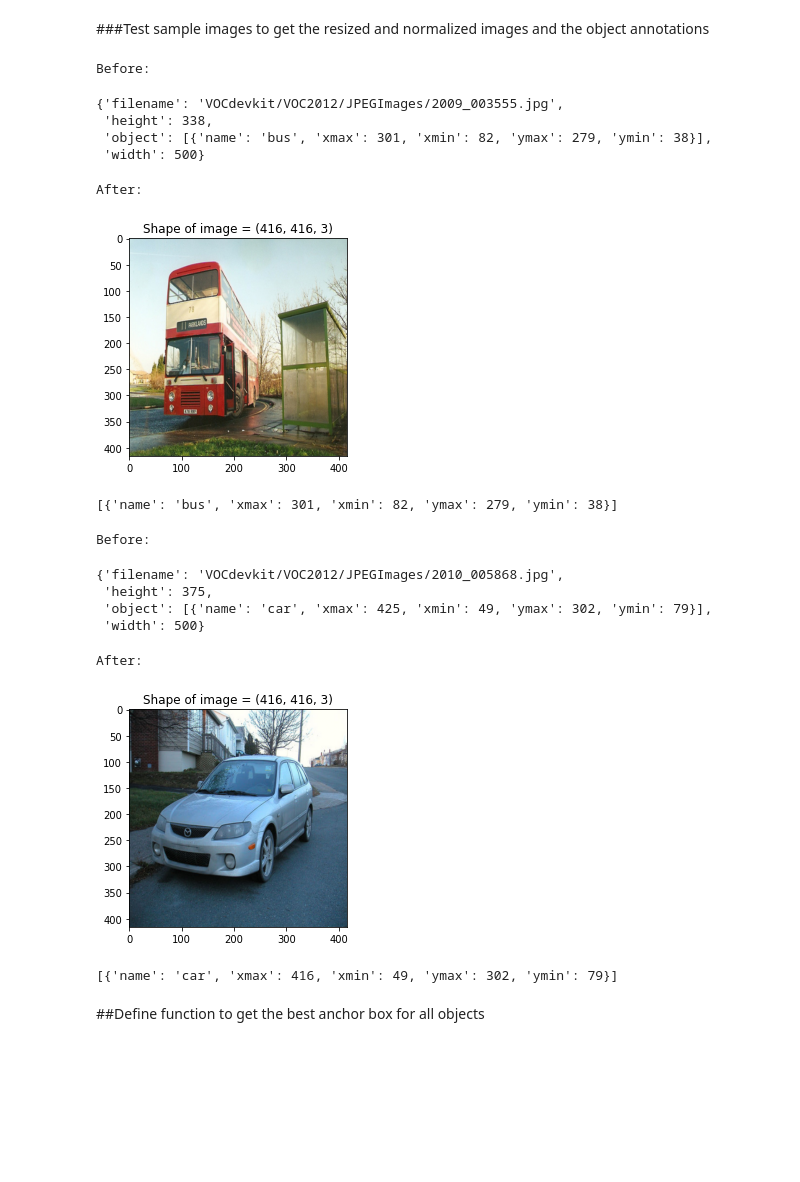
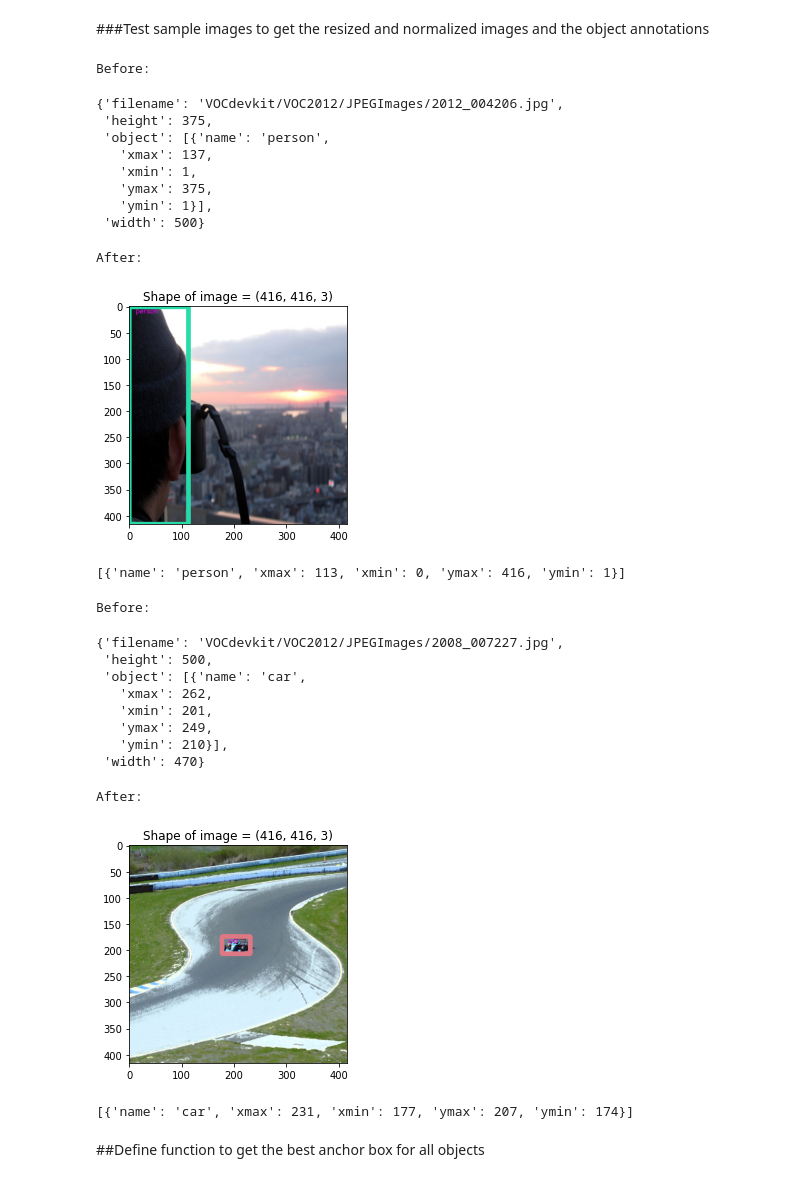
Before and after one commit to panjiarlins/smart-security-camera-project, a Jupyter notebook: ML Team/train.ipynb, the cells around one changed output. Drawn from its saved outputs; the diff is of its cells as text; code cells hidden in the pictures; blank space fills up the shorter version.

Commit message:
Split dataset for data test, create function to draw object boxes, and fix the bugs

```diff
--- a/ML Team/train.ipynb
+++ b/ML Team/train.ipynb
@@ -117,12 +118,15 @@ images_path = os.path.join('VOCdevkit', 'VOC2012', 'JPEGImages')
 annotation_path = os.path.join('VOCdevkit', 'VOC2012', 'Annotations')
 
 # Calling the function and storing all the obtained informations
-# Set the split percentages of training and validation data
-train_images_dict, validation_images_dict = get_annotation(images_path, annotation_path, labels=LABELS, train_limit=0.8)
+# Set the split percentages of training, validation, test data
+train_images_dict, validation_images_dict, test_images_dict = get_annotation(images_path, annotation_path, labels=LABELS, validation_test_split=[0.19, 0.01])
 
 print(f'Number of train images = {len(train_images_dict)}')
 print(f'Total of train labels = {get_total_labels(train_images_dict)}')
 
 print(f'\nNumber of validation images = {len(validation_images_dict)}')
 print(f'Total of validation labels = {get_total_labels(validation_images_dict)}')
+
+print(f'\nNumber of test images = {len(test_images_dict)}')
+print(f'Total of test labels = {get_total_labels(test_images_dict)}')
 # %% [output]
@@ -312,6 +319,7 @@ class ReadImage:
 
     image = cv2.imread(image_dict['filename'])
     if image is None: print(f'file {image_dict["filename"]} is not found!')
+    height, width, _ = image.shape
     image = cv2.resize(image, (self.image_height, self.image_width))
     image = cv2.cvtColor(image, cv2.COLOR_BGR2RGB)
     image = image / 255.
@@ -322,58 +330,87 @@ class ReadImage:
       for object_dict in objects_dict:
           for attribute in ['xmin', 'xmax', 'ymin', 'ymax']:
             if attribute in ['xmin', 'xmax']:
-              object_dict[attribute] = int(object_dict[attribute] * float(self.image_width) / image.shape[1])
+              object_dict[attribute] = int(object_dict[attribute] * float(self.image_width) / width)
               object_dict[attribute] = max(0, min(object_dict[attribute], self.image_width))
             else:
-              object_dict[attribute] = int(object_dict[attribute] * float(self.image_height) / image.shape[0])
+              object_dict[attribute] = int(object_dict[attribute] * float(self.image_height) / height)
               object_dict[attribute] = max(0, min(object_dict[attribute], self.image_height))
     else:
       return image
     return image, objects_dict
 # %% [markdown]
 ###Test sample images to get the resized and normalized images and the object annotations
+# %%
+def draw_boxes_from_dict(image, objects_dict):
+  color_palette = list([tuple(np.random.choice(range(255), size=3) / 255.) for i in range(8)])
+  for box, color in zip(objects_dict, color_palette):
+    cv2.rectangle(image,
+                  pt1=(box['xmin'], box['ymin']),
+                  pt2=(box['xmax'], box['ymax']),
+                  color=color,
+                  thickness=8
+                  )
+    cv2.putText(image,
+                text=box['name'],
+                org=(box['xmin']+ 12, box['ymin'] + 12),
+                fontFace=cv2.FONT_HERSHEY_SIMPLEX,
+                fontScale=1e-3 * image.shape[0],
+                color=(1, 0, 1),
+                )
+
+  return image
 # %%
 # TRAIN
 print('Before:')
-display(train_images_dict[200])
+display(train_images_dict[24])
 
 print('\nAfter:')
 readImage = ReadImage(IMAGE_HEIGHT, IMAGE_WIDTH)
-image, objects_dict = readImage.fit(train_images_dict[200])
+image, objects_dict = readImage.fit(train_images_dict[24])
+
+image = draw_boxes_from_dict(image, objects_dict)
 plt.imshow(image)
 plt.title(f'Shape of image = {image.shape}')
 plt.show()
 display(objects_dict)
 # %% [output]
 Before:
-{'filename': 'VOCdevkit/VOC2012/JPEGImages/2009_003555.jpg',
- 'height': 338,
- 'object': [{'name': 'bus', 'xmax': 301, 'xmin': 82, 'ymax': 279, 'ymin': 38}],
+{'filename': 'VOCdevkit/VOC2012/JPEGImages/2012_004206.jpg',
+ 'height': 375,
+ 'object': [{'name': 'person',
+   'xmax': 137,
+   'xmin': 1,
+   'ymax': 375,
+   'ymin': 1}],
  'width': 500}
 After:
-[figure, old version]
+[figure, new version]
-[{'name': 'bus', 'xmax': 301, 'xmin': 82, 'ymax': 279, 'ymin': 38}]
+[{'name': 'person', 'xmax': 113, 'xmin': 0, 'ymax': 416, 'ymin': 1}]
 # %%
 # VALIDATION
 print('Before:')
-display(validation_images_dict[200])
+display(validation_images_dict[56])
 
 print('\nAfter:')
 readImage = ReadImage(IMAGE_HEIGHT, IMAGE_WIDTH)
-image, objects_dict = readImage.fit(validation_images_dict[200])
-plt.imshow(image)
+image, objects_dict = readImage.fit(validation_images_dict[56])
+plt.imshow(draw_boxes_from_dict(image, objects_dict))
 plt.title(f'Shape of image = {image.shape}')
 plt.show()
 display(objects_dict)
 # %% [output]
 Before:
-{'filename': 'VOCdevkit/VOC2012/JPEGImages/2010_005868.jpg',
- 'height': 375,
- 'object': [{'name': 'car', 'xmax': 425, 'xmin': 49, 'ymax': 302, 'ymin': 79}],
- 'width': 500}
+{'filename': 'VOCdevkit/VOC2012/JPEGImages/2008_007227.jpg',
+ 'height': 500,
+ 'object': [{'name': 'car',
+   'xmax': 262,
+   'xmin': 201,
+   'ymax': 249,
+   'ymin': 210}],
+ 'width': 470}
 After:
-[figure, old version]
+[figure, new version]
-[{'name': 'car', 'xmax': 416, 'xmin': 49, 'ymax': 302, 'ymin': 79}]
+[{'name': 'car', 'xmax': 231, 'xmin': 177, 'ymax': 207, 'ymin': 174}]
 # %% [markdown]
 ##Define function to get the best anchor box for all objects
 # %%
```
Also changed, not shown: parts of 15 cells of this notebook.
